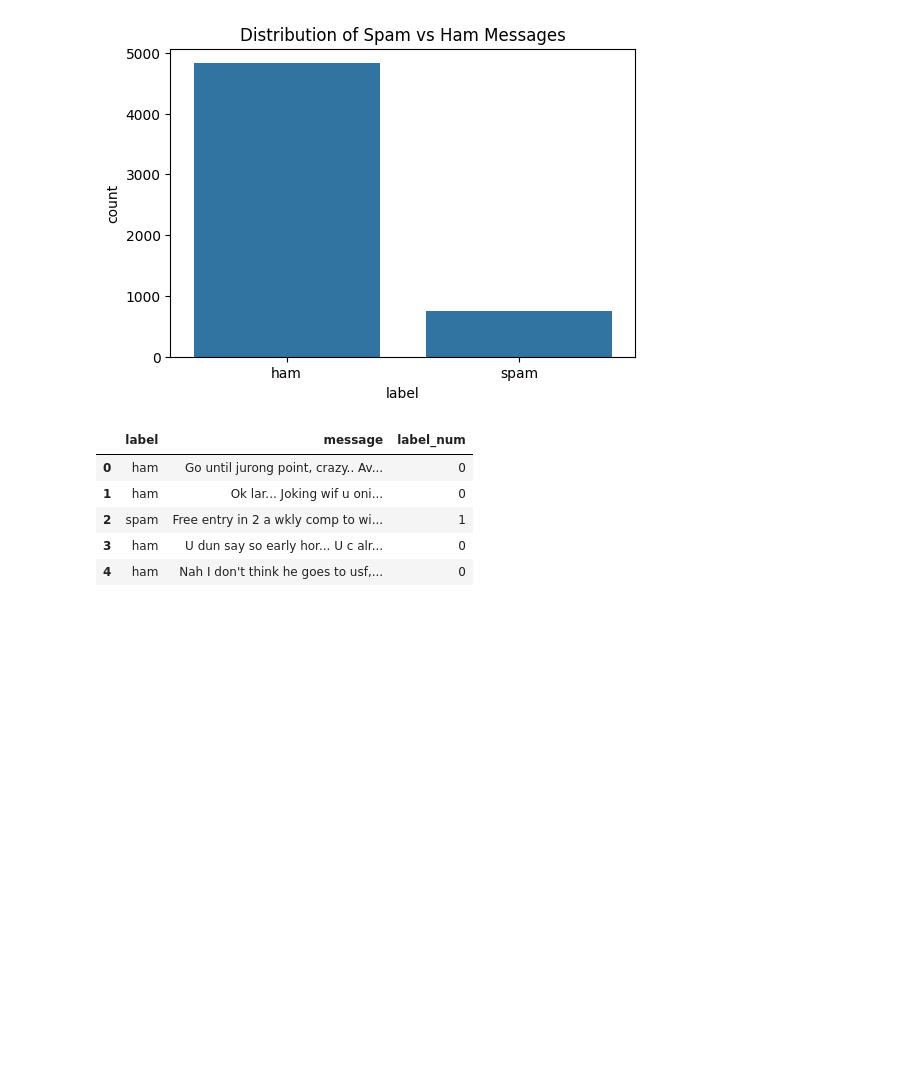
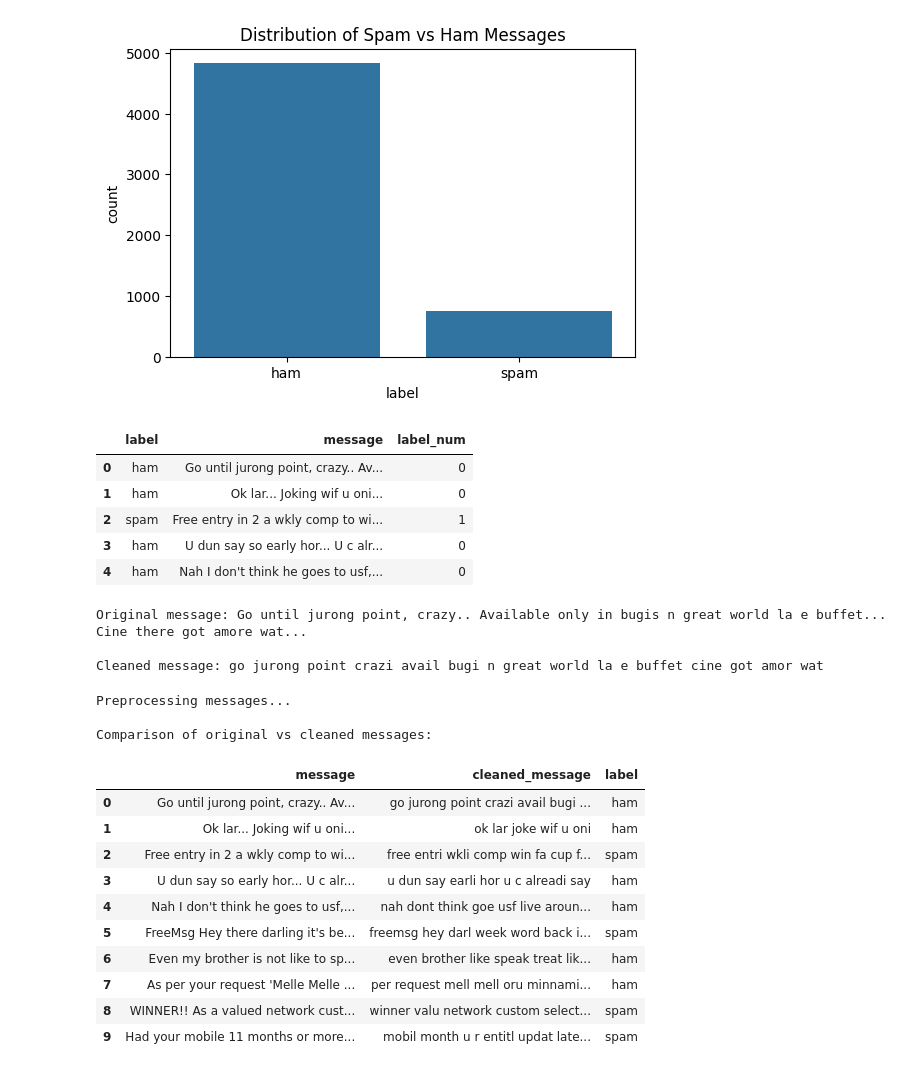
Before and after one commit to LiLAlien28/Arch_Tech_internship, a Jupyter notebook: Task1_Email_Spam_Classification.ipynb, the cells around one changed output. Saved outputs shown, nothing was run; the diff lists cells and outputs as text; code cells hidden in the pictures; blank space fills up the shorter version.

```diff
--- a/Task1_Email_Spam_Classification.ipynb
+++ b/Task1_Email_Spam_Classification.ipynb
@@ -87,3 +87,64 @@ Name: count, dtype: int64
 | 2 | spam | Free entry in 2 a wkly comp to wi... | 1 |
 | 3 | ham | U dun say so early hor... U c alr... | 0 |
 | 4 | ham | Nah I don't think he goes to usf,... | 0 |
+# %%
+# Initialize stemmer and stopwords
+stemmer = PorterStemmer()
+stop_words = set(stopwords.words('english'))
+
+def preprocess_text(text):
+    """
+    Function to clean and preprocess text data
+    """
+    # Convert to lowercase
+    text = text.lower()
+
+    # Remove punctuation and special characters (keep only letters and spaces)
+    text = re.sub(r'[^a-zA-Z\s]', '', text)
+
+    # Remove extra whitespace
+    text = re.sub(r'\s+', ' ', text).strip()
+
+    # Tokenize (split into words)
+    words = text.split()
+
+    # Remove stopwords and apply stemming
+    words = [stemmer.stem(word) for word in words if word not in stop_words]
+
+    # Join words back into a single string
+    cleaned_text = ' '.join(words)
+
+    return cleaned_text
+
+# Test the function on a sample message
+sample_message = df['message'][0]
+print("Original message:", sample_message)
+print("\nCleaned message:", preprocess_text(sample_message))
+# %% [output]
+Original message: Go until jurong point, crazy.. Available only in bugis n great world la e buffet... Cine there got amore wat...
+
+Cleaned message: go jurong point crazi avail bugi n great world la e buffet cine got amor wat
+# %%
+# Apply preprocessing to all messages (this might take a few seconds)
+print("Preprocessing messages...")
+df['cleaned_message'] = df['message'].apply(preprocess_text)
+
+# Display the results
+print("\nComparison of original vs cleaned messages:")
+comparison_df = df[['message', 'cleaned_message', 'label']].head(10)
+comparison_df
+# %% [output]
+Preprocessing messages...
+
+Comparison of original vs cleaned messages:
+|  | message | cleaned_message | label |
+| 0 | Go until jurong point, crazy.. Av... | go jurong point crazi avail bugi ... | ham |
+| 1 | Ok lar... Joking wif u oni... | ok lar joke wif u oni | ham |
+| 2 | Free entry in 2 a wkly comp to wi... | free entri wkli comp win fa cup f... | spam |
+| 3 | U dun say so early hor... U c alr... | u dun say earli hor u c alreadi say | ham |
+| 4 | Nah I don't think he goes to usf,... | nah dont think goe usf live aroun... | ham |
+| 5 | FreeMsg Hey there darling it's be... | freemsg hey darl week word back i... | spam |
+| 6 | Even my brother is not like to sp... | even brother like speak treat lik... | ham |
+| 7 | As per your request 'Melle Melle ... | per request mell mell oru minnami... | ham |
+| 8 | WINNER!! As a valued network cust... | winner valu network custom select... | spam |
+| 9 | Had your mobile 11 months or more... | mobil month u r entitl updat late... | spam |
```
Also changed, not shown: parts of 3 cells of this notebook.
